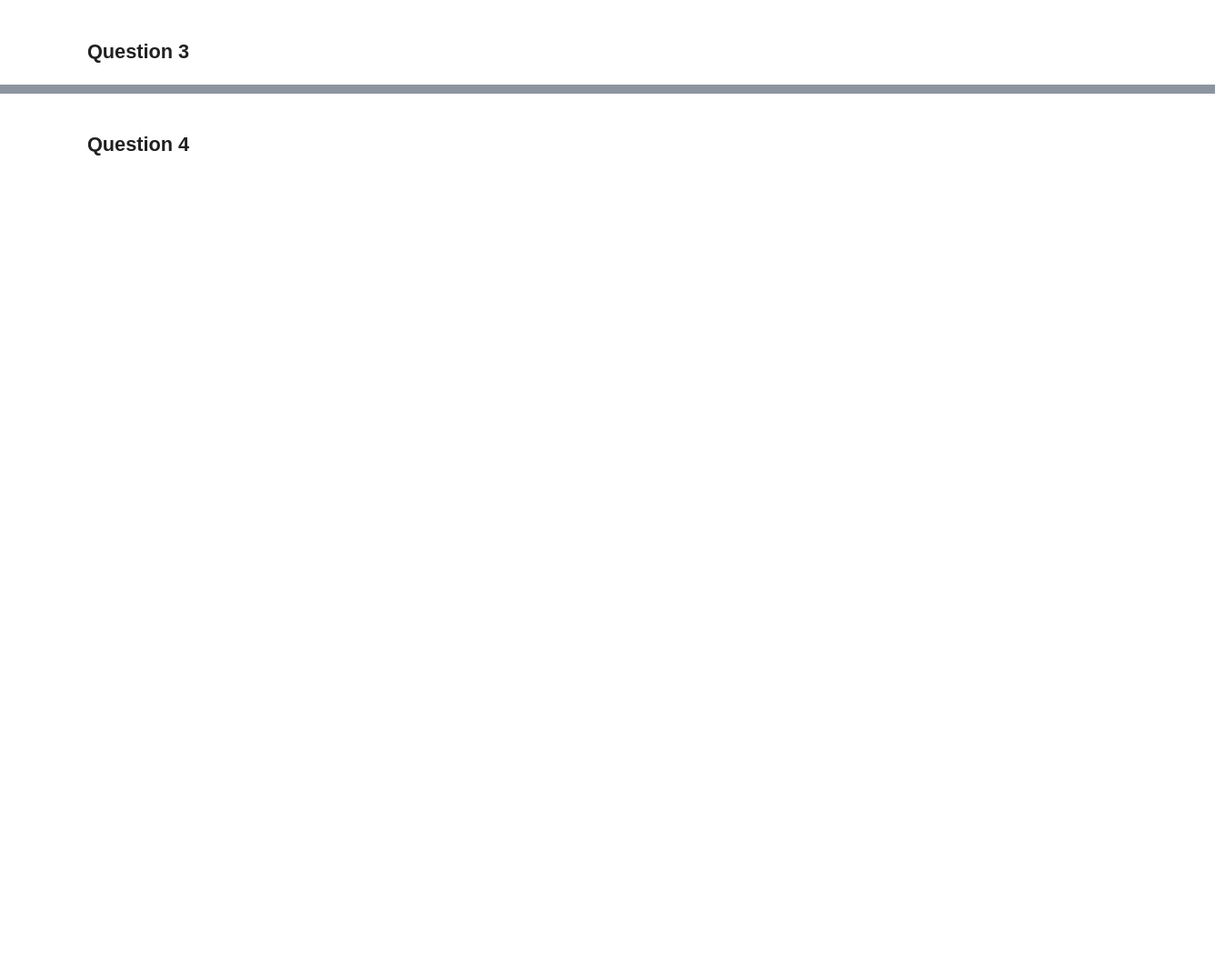
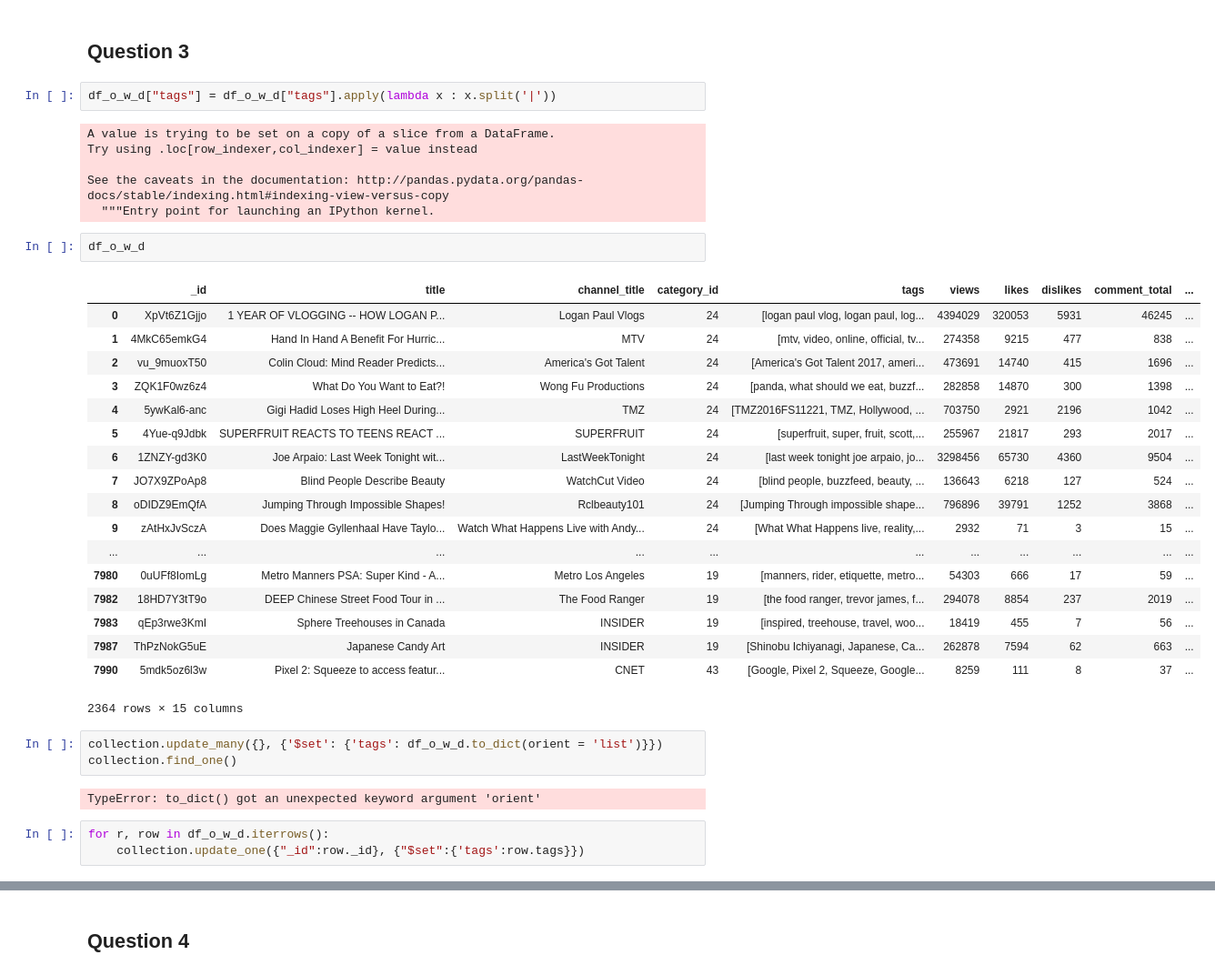
Before and after one commit to Git-StevenP/DataEngineerTools, a Jupyter notebook: 3Mongo/ExerciceYoutube.ipynb, the cells around one changed output, grey strips where cells are left out. Shown: that part at 91% size. Cells and saved outputs as stored; diff of their text form; blank space fills up the shorter version.

```diff
--- a/3Mongo/ExerciceYoutube.ipynb
+++ b/3Mongo/ExerciceYoutube.ipynb
@@ -121,2 +119,39 @@ for a in collection.aggregate([{"$group" : { "_id" : "$category_id", "videosNumb
 # %% [markdown]
 ## Question 3
+# %%
+df_o_w_d["tags"] = df_o_w_d["tags"].apply(lambda x : x.split('|'))
+# %% [output]
+A value is trying to be set on a copy of a slice from a DataFrame.
+Try using .loc[row_indexer,col_indexer] = value instead
+
+See the caveats in the documentation: http://pandas.pydata.org/pandas-docs/stable/indexing.html#indexing-view-versus-copy
+  """Entry point for launching an IPython kernel.
+# %%
+df_o_w_d
+# %% [output]
+|  | _id | title | channel_title | category_id | tags | views | likes | dislikes | comment_total | ... |
+| 0 | XpVt6Z1Gjjo | 1 YEAR OF VLOGGING -- HOW LOGAN P... | Logan Paul Vlogs | 24 | [logan paul vlog, logan paul, log... | 4394029 | 320053 | 5931 | 46245 | ... |
+| 1 | 4MkC65emkG4 | Hand In Hand A Benefit For Hurric... | MTV | 24 | [mtv, video, online, official, tv... | 274358 | 9215 | 477 | 838 | ... |
+| 2 | vu_9muoxT50 | Colin Cloud: Mind Reader Predicts... | America's Got Talent | 24 | [America's Got Talent 2017, ameri... | 473691 | 14740 | 415 | 1696 | ... |
+| 3 | ZQK1F0wz6z4 | What Do You Want to Eat?! | Wong Fu Productions | 24 | [panda, what should we eat, buzzf... | 282858 | 14870 | 300 | 1398 | ... |
+| 4 | 5ywKal6-anc | Gigi Hadid Loses High Heel During... | TMZ | 24 | [TMZ2016FS11221, TMZ, Hollywood, ... | 703750 | 2921 | 2196 | 1042 | ... |
+| 5 | 4Yue-q9Jdbk | SUPERFRUIT REACTS TO TEENS REACT ... | SUPERFRUIT | 24 | [superfruit, super, fruit, scott,... | 255967 | 21817 | 293 | 2017 | ... |
+| 6 | 1ZNZY-gd3K0 | Joe Arpaio: Last Week Tonight wit... | LastWeekTonight | 24 | [last week tonight joe arpaio, jo... | 3298456 | 65730 | 4360 | 9504 | ... |
+| 7 | JO7X9ZPoAp8 | Blind People Describe Beauty | WatchCut Video | 24 | [blind people, buzzfeed, beauty, ... | 136643 | 6218 | 127 | 524 | ... |
+| 8 | oDIDZ9EmQfA | Jumping Through Impossible Shapes! | Rclbeauty101 | 24 | [Jumping Through impossible shape... | 796896 | 39791 | 1252 | 3868 | ... |
+| 9 | zAtHxJvSczA | Does Maggie Gyllenhaal Have Taylo... | Watch What Happens Live with Andy... | 24 | [What What Happens live, reality,... | 2932 | 71 | 3 | 15 | ... |
+| ... | ... | ... | ... | ... | ... | ... | ... | ... | ... | ... |
+| 7980 | 0uUFf8IomLg | Metro Manners PSA: Super Kind - A... | Metro Los Angeles | 19 | [manners, rider, etiquette, metro... | 54303 | 666 | 17 | 59 | ... |
+| 7982 | 18HD7Y3tT9o | DEEP Chinese Street Food Tour in ... | The Food Ranger | 19 | [the food ranger, trevor james, f... | 294078 | 8854 | 237 | 2019 | ... |
+| 7983 | qEp3rwe3KmI | Sphere Treehouses in Canada | INSIDER | 19 | [inspired, treehouse, travel, woo... | 18419 | 455 | 7 | 56 | ... |
+| 7987 | ThPzNokG5uE | Japanese Candy Art | INSIDER | 19 | [Shinobu Ichiyanagi, Japanese, Ca... | 262878 | 7594 | 62 | 663 | ... |
+| 7990 | 5mdk5oz6l3w | Pixel 2: Squeeze to access featur... | CNET | 43 | [Google, Pixel 2, Squeeze, Google... | 8259 | 111 | 8 | 37 | ... |
+2364 rows × 15 columns
+# %%
+collection.update_many({}, {'$set': {'tags': df_o_w_d.to_dict(orient = 'list')}})
+collection.find_one()
+# %% [output]
+TypeError: to_dict() got an unexpected keyword argument 'orient'
+# %%
+for r, row in df_o_w_d.iterrows():
+    collection.update_one({"_id":row._id}, {"$set":{'tags':row.tags}})
```
Also changed, not shown: parts of 6 cells of this notebook.
